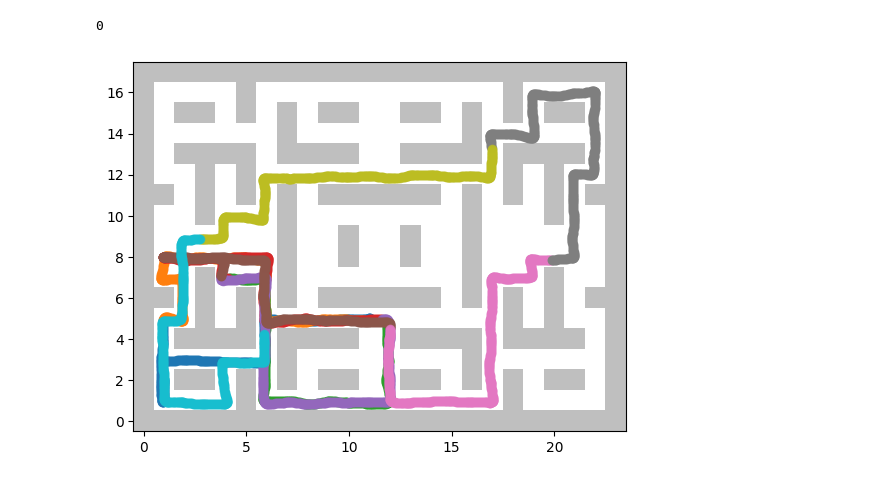
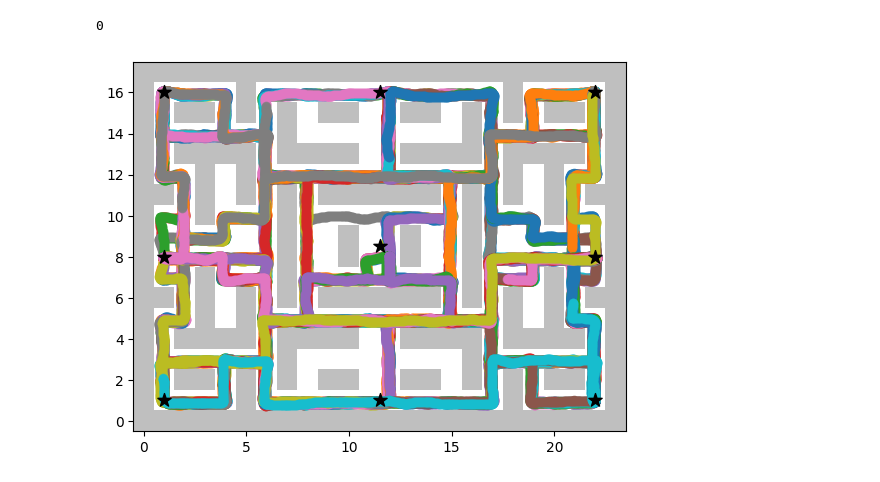
Before and after one commit to hyeonscho/CS570, a Jupyter notebook: scripts/generation/custom_targets.ipynb, the cells around one changed output. Drawn from its saved outputs; the diff is of its cells as text; code cells hidden in the pictures.

```diff
--- a/scripts/generation/custom_targets.ipynb
+++ b/scripts/generation/custom_targets.ipynb
@@ -75,20 +75,25 @@ obs = ds['observations']
 # %%
 # for i in range(100):
 #     st = np.random.randint(0, len(obs)-500)
 
 _background = env.maze_arr == 10
 
 # Plot environment background
 plt.imshow(
     _background * 0.5,
     cmap=plt.cm.binary,
     vmin=0,
     vmax=1,
     origin='lower',
     alpha=0.5,
 )
-_len = 500
-for i in range(10):
+_len = 1000
+for i in range(100):
     plt.scatter(obs[i*_len:i*_len+_len, 1], obs[i*_len:i*_len+_len, 0], alpha=0.7)
+
+
+
+for t in targets:
+    plt.scatter(t[1], t[0], marker='*', s=100, c='black')
 # %% [output]
-[figure, old version]
+[figure, new version]
```
Also changed, not shown: 25 other files.
